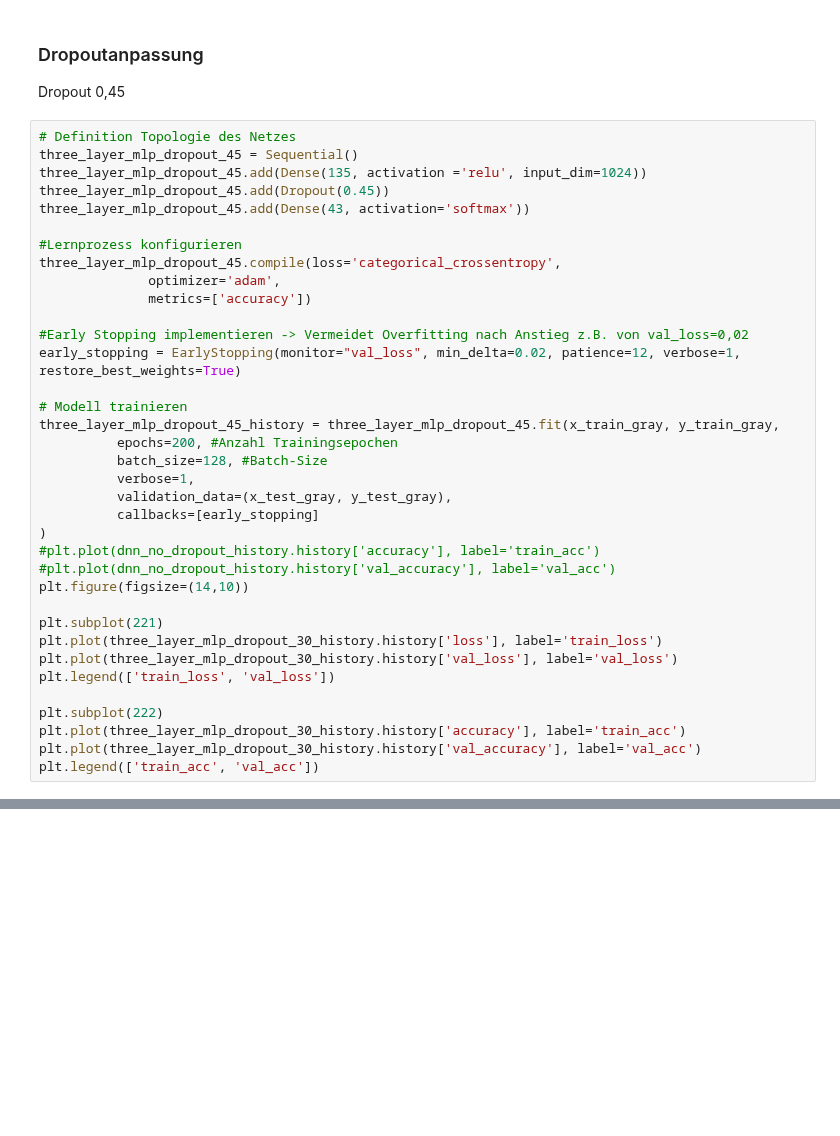
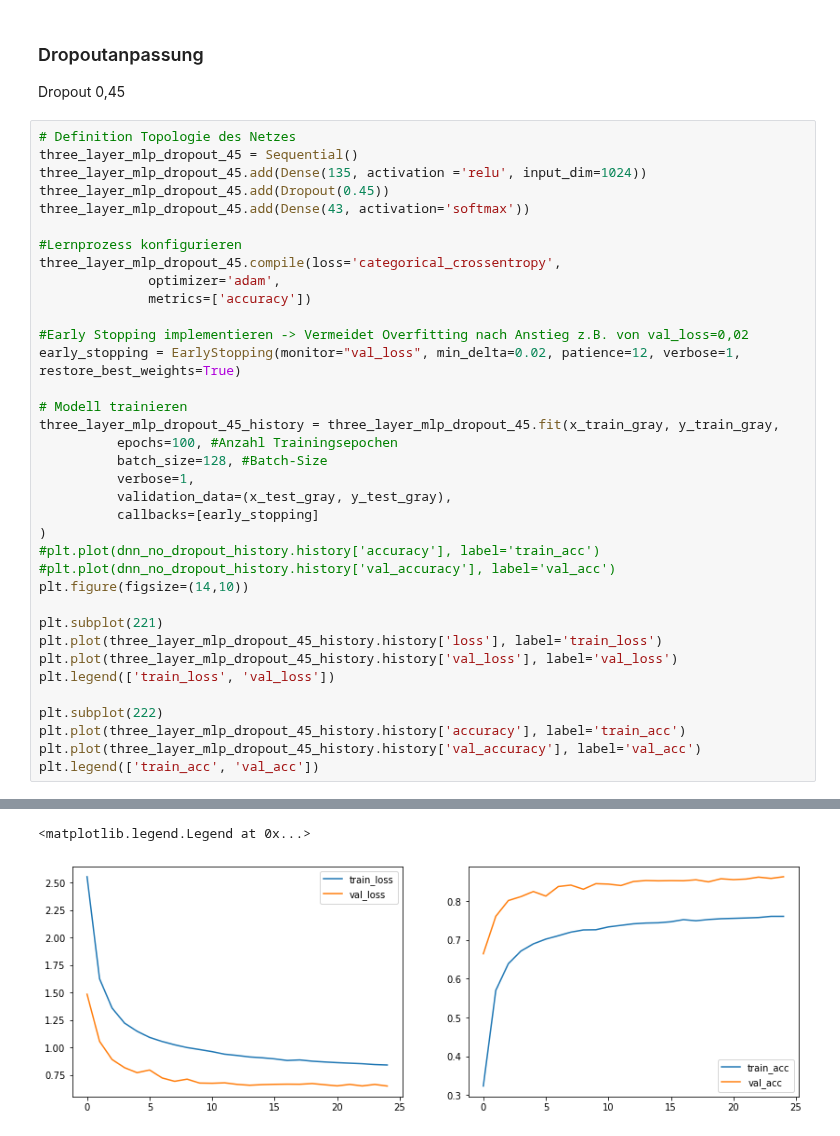
Before and after one commit to nmaaiken/neuro_modularbeit, a Jupyter notebook: 1_Hidden_Layer_Final.ipynb, the cells around one changed output, grey strips where cells are left out. Saved outputs shown, nothing was run; the diff lists cells and outputs as text; blank space fills up the shorter version.

```diff
--- a/1_Hidden_Layer_Final.ipynb
+++ b/1_Hidden_Layer_Final.ipynb
@@ -668,7 +668,7 @@ early_stopping = EarlyStopping(monitor="val_loss", min_delta=0.02, patience=12,
 
 # Modell trainieren
 three_layer_mlp_dropout_45_history = three_layer_mlp_dropout_45.fit(x_train_gray, y_train_gray,
-          epochs=200, #Anzahl Trainingsepochen
+          epochs=100, #Anzahl Trainingsepochen
           batch_size=128, #Batch-Size
           verbose=1,
           validation_data=(x_test_gray, y_test_gray),
@@ -679,11 +679,12 @@ three_layer_mlp_dropout_45_history = three_layer_mlp_dropout_45.fit(x_train_gray
 plt.figure(figsize=(14,10))
 
 plt.subplot(221)
-plt.plot(three_layer_mlp_dropout_30_history.history['loss'], label='train_loss')
-plt.plot(three_layer_mlp_dropout_30_history.history['val_loss'], label='val_loss')
+plt.plot(three_layer_mlp_dropout_45_history.history['loss'], label='train_loss')
+plt.plot(three_layer_mlp_dropout_45_history.history['val_loss'], label='val_loss')
 plt.legend(['train_loss', 'val_loss'])
 
 plt.subplot(222)
-plt.plot(three_layer_mlp_dropout_30_history.history['accuracy'], label='train_acc')
-plt.plot(three_layer_mlp_dropout_30_history.history['val_accuracy'], label='val_acc')
+plt.plot(three_layer_mlp_dropout_45_history.history['accuracy'], label='train_acc')
+plt.plot(three_layer_mlp_dropout_45_history.history['val_accuracy'], label='val_acc')
 plt.legend(['train_acc', 'val_acc'])
+# %% [output]
@@ -689,0 +708,2 @@ plt.legend(['train_acc', 'val_acc'])
+<matplotlib.legend.Legend at 0x...>
+[figure, added]
```
Also changed, not shown: parts of 17 cells of this notebook, 1 other file.
